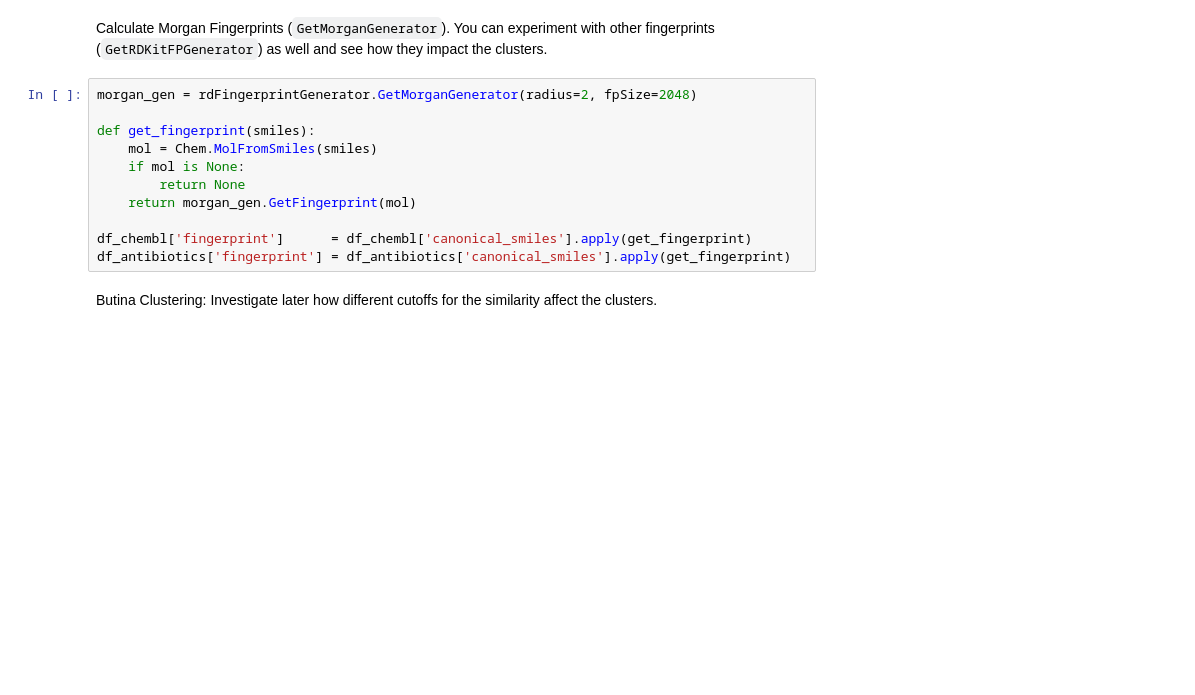
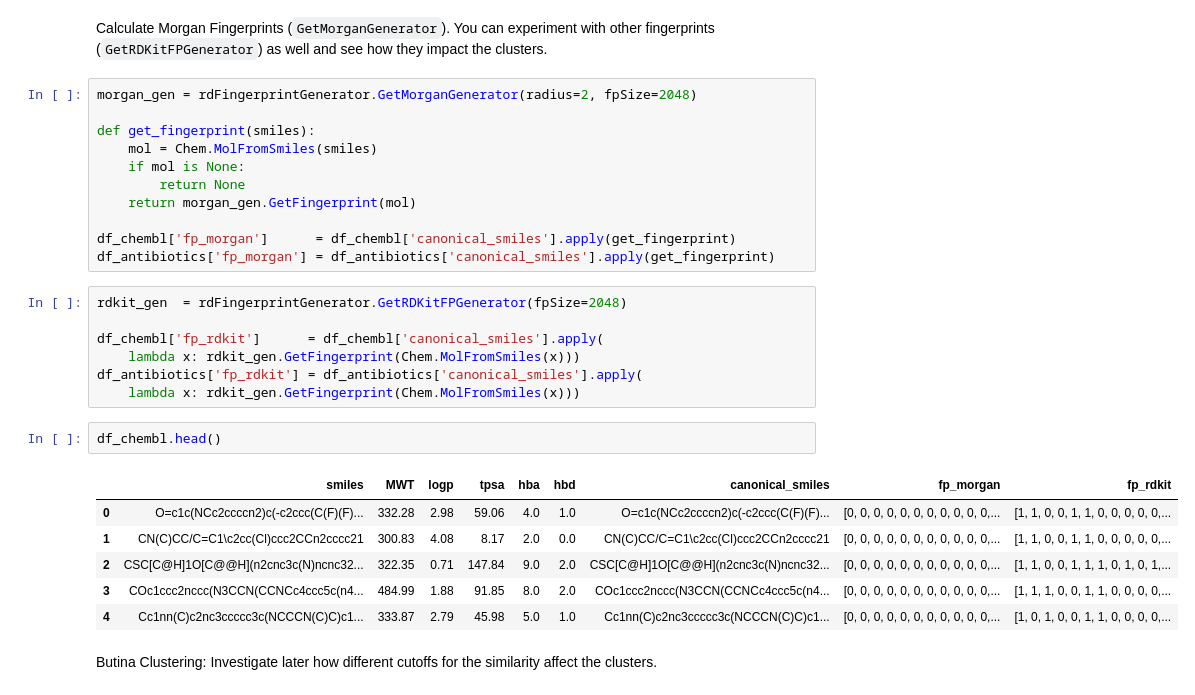
Before and after one commit to Hassan-Haydar/DSA104, a Jupyter notebook: assignments/assignment02/2_Clustering.ipynb, the cells around one changed output. Saved outputs shown, nothing was run; the diff lists cells and outputs as text; blank space fills up the shorter version.

```diff
--- a/assignments/assignment02/2_Clustering.ipynb
+++ b/assignments/assignment02/2_Clustering.ipynb
@@ -163,8 +163,24 @@ def get_fingerprint(smiles):
         return None
     return morgan_gen.GetFingerprint(mol)
 
-df_chembl['fingerprint']      = df_chembl['canonical_smiles'].apply(get_fingerprint)
-df_antibiotics['fingerprint'] = df_antibiotics['canonical_smiles'].apply(get_fingerprint)
+df_chembl['fp_morgan']      = df_chembl['canonical_smiles'].apply(get_fingerprint)
+df_antibiotics['fp_morgan'] = df_antibiotics['canonical_smiles'].apply(get_fingerprint)
+# %%
+rdkit_gen  = rdFingerprintGenerator.GetRDKitFPGenerator(fpSize=2048)
+
+df_chembl['fp_rdkit']      = df_chembl['canonical_smiles'].apply(
+    lambda x: rdkit_gen.GetFingerprint(Chem.MolFromSmiles(x)))
+df_antibiotics['fp_rdkit'] = df_antibiotics['canonical_smiles'].apply(
+    lambda x: rdkit_gen.GetFingerprint(Chem.MolFromSmiles(x)))
+# %%
+df_chembl.head()
+# %% [output]
+|  | smiles | MWT | logp | tpsa | hba | hbd | canonical_smiles | fp_morgan | fp_rdkit |
+| 0 | O=c1c(NCc2ccccn2)c(-c2ccc(C(F)(F)... | 332.28 | 2.98 | 59.06 | 4.0 | 1.0 | O=c1c(NCc2ccccn2)c(-c2ccc(C(F)(F)... | [0, 0, 0, 0, 0, 0, 0, 0, 0, 0, 0,... | [1, 1, 0, 0, 1, 1, 0, 0, 0, 0, 0,... |
+| 1 | CN(C)CC/C=C1\c2cc(Cl)ccc2CCn2cccc21 | 300.83 | 4.08 | 8.17 | 2.0 | 0.0 | CN(C)CC/C=C1\c2cc(Cl)ccc2CCn2cccc21 | [0, 0, 0, 0, 0, 0, 0, 0, 0, 0, 0,... | [1, 1, 0, 0, 1, 1, 0, 0, 0, 0, 0,... |
+| 2 | CSC[C@H]1O[C@@H](n2cnc3c(N)ncnc32... | 322.35 | 0.71 | 147.84 | 9.0 | 2.0 | CSC[C@H]1O[C@@H](n2cnc3c(N)ncnc32... | [0, 0, 0, 0, 0, 0, 0, 0, 0, 0, 0,... | [1, 1, 0, 0, 1, 1, 1, 0, 1, 0, 1,... |
+| 3 | COc1ccc2nccc(N3CCN(CCNCc4ccc5c(n4... | 484.99 | 1.88 | 91.85 | 8.0 | 2.0 | COc1ccc2nccc(N3CCN(CCNCc4ccc5c(n4... | [0, 0, 0, 0, 0, 0, 0, 0, 0, 0, 0,... | [1, 1, 1, 0, 0, 1, 1, 0, 0, 0, 0,... |
+| 4 | Cc1nn(C)c2nc3ccccc3c(NCCCN(C)C)c1... | 333.87 | 2.79 | 45.98 | 5.0 | 1.0 | Cc1nn(C)c2nc3ccccc3c(NCCCN(C)C)c1... | [0, 0, 0, 0, 0, 0, 0, 0, 0, 0, 0,... | [1, 0, 1, 0, 0, 1, 1, 0, 0, 0, 0,... |
 # %% [markdown]
 Butina Clustering: Investigate later how different cutoffs for the similarity affect the clusters.
 # %%
```
Also changed, not shown: parts of 13 cells of this notebook.
